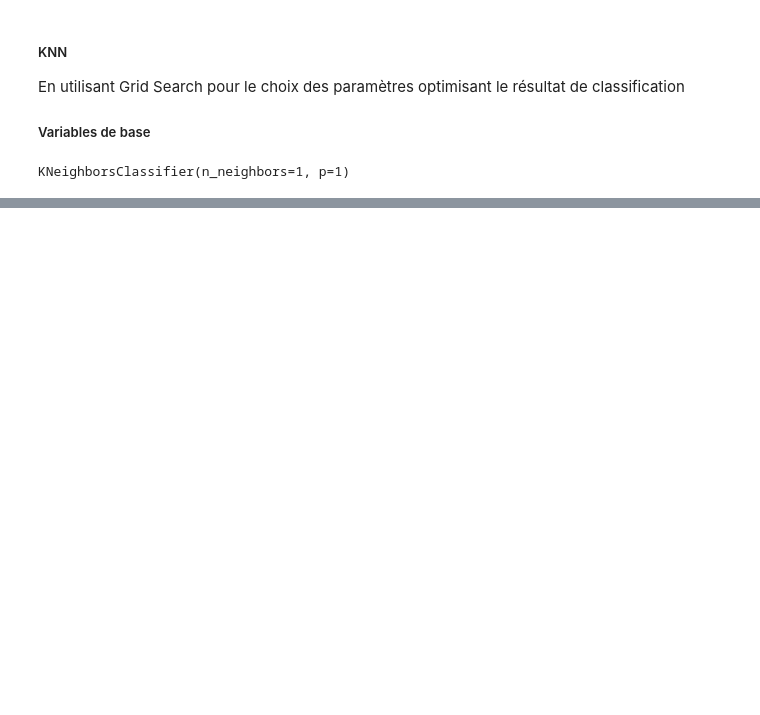
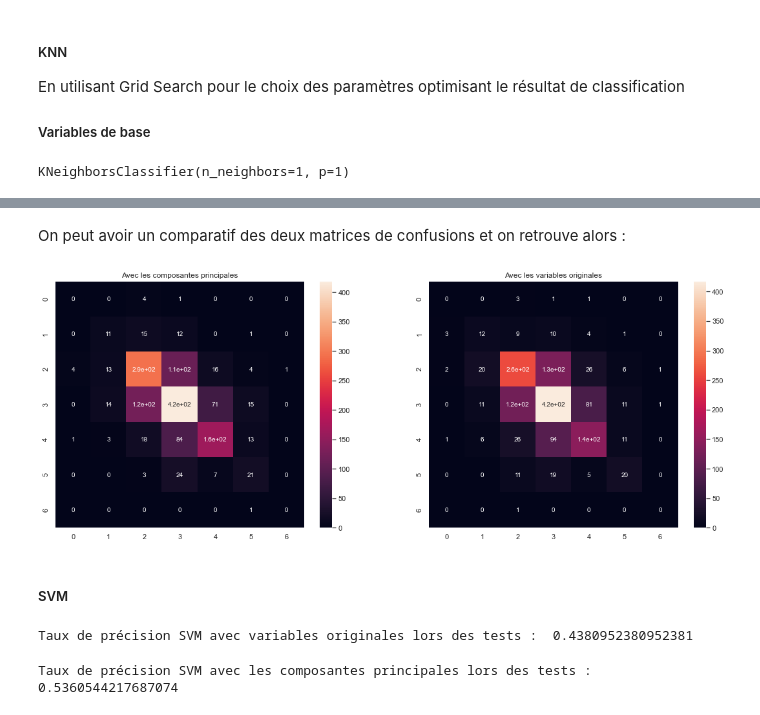
Before and after one commit to MohamedNennouche/Wine-classification, a Jupyter notebook: wine-notebook.ipynb, the cells around one changed output, grey strips where cells are left out. Cells and saved outputs as stored; diff of their text form; code cells hidden in the pictures; blank space fills up the shorter version.

```diff
--- a/wine-notebook.ipynb
+++ b/wine-notebook.ipynb
@@ -228,0 +271,37 @@ KNeighborsClassifier(n_neighbors=1, p=1)
+# %% [markdown]
+On peut avoir un comparatif des deux matrices de confusions et on retrouve alors :
+# %%
+plt.figure(figsize=(19,7))
+plt.subplot(1,2,1)
+sns.heatmap(metrics.confusion_matrix(etiq_test, yknn_pca), annot=True, annot_kws={"size": 10})
+plt.title("Avec les composantes principales")
+plt.subplot(1,2,2)
+sns.heatmap(metrics.confusion_matrix(etiq_test, yknn), annot=True, annot_kws={"size": 10})
+plt.title("Avec les variables originales")
+plt.show()
+# %% [output]
+[figure, added]
+# %% [markdown]
+##### SVM
+# %%
+# Variables originales
+parameters = {'degree':np.arange(1,20,1)}
+svm=SVC(gamma='scale')
+clf = GridSearchCV(svm, parameters)
+clf.fit(fv_train,etiq_train)
+svm=SVC(**clf.best_params_)
+svm.fit(fv_train,etiq_train)
+ysvm=svm.predict(fv_test)
+print("Taux de précision SVM avec variables originales lors des tests : ",metrics.accuracy_score(etiq_test, ysvm))
+
+# Composantes principales
+svm_pca=SVC(gamma = 'scale')
+clf = GridSearchCV(svm, parameters)
+clf.fit(fv_train,etiq_train)
+svm_pca=SVC(**clf.best_params_)
+svm_pca.fit(fv_train_pca,etiq_train)
+ysvm_pca=svm_pca.predict(fv_test_pca)
+print("Taux de précision SVM avec les composantes principales lors des tests : ",metrics.accuracy_score(etiq_test, ysvm_pca))
+# %% [output]
+Taux de précision SVM avec variables originales lors des tests :  0.4380952380952381
+Taux de précision SVM avec les composantes principales lors des tests :  0.5360544217687074
```
Also changed, not shown: parts of 13 cells of this notebook, 1 other file.
